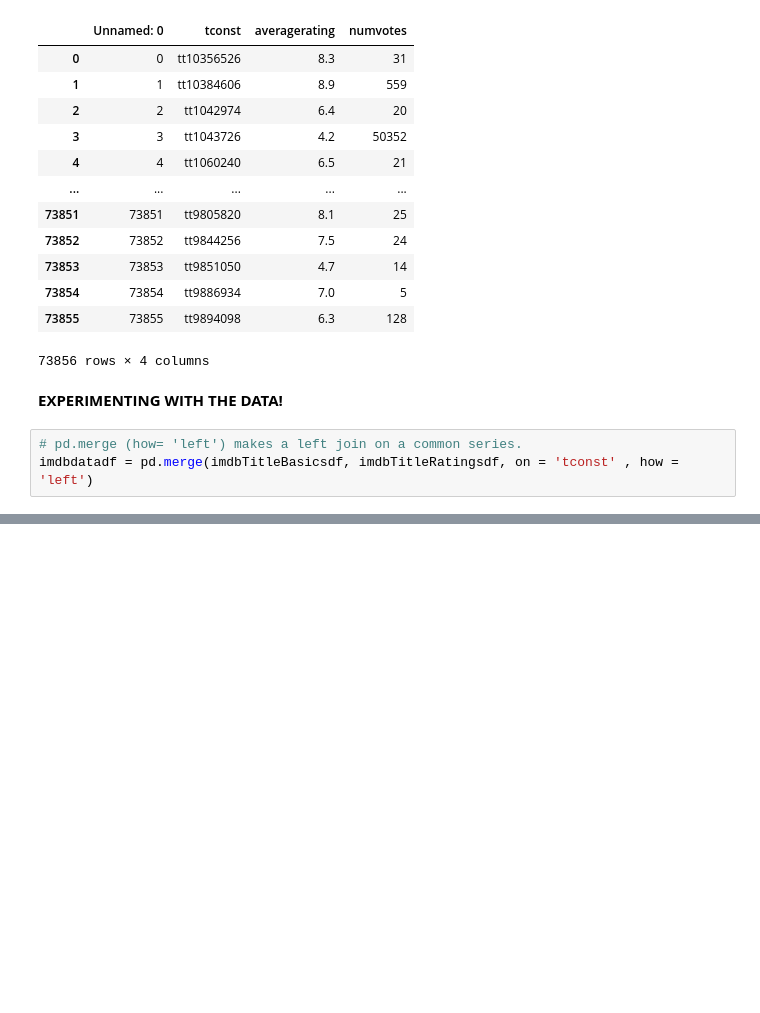
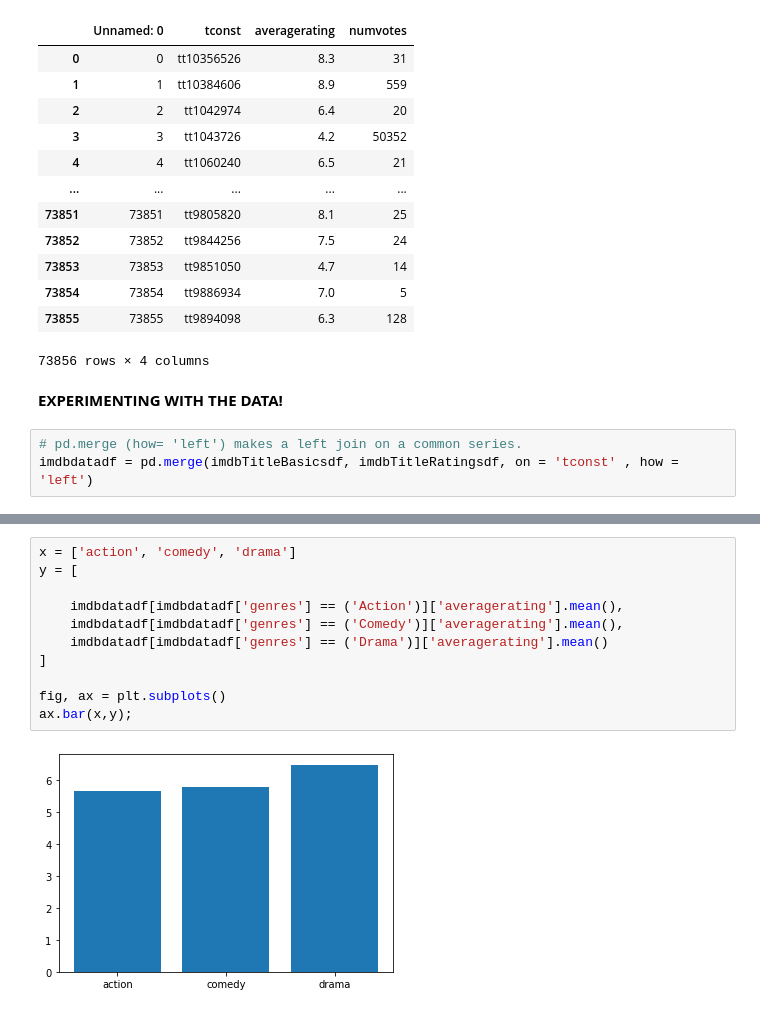
Before and after one commit to RCKettel/dsc-phase-1-project-campus, a Jupyter notebook: Reuben EDA.ipynb, the cells around one changed output, grey strips where cells are left out. Cells and saved outputs as stored; diff of their text form; blank space fills up the shorter version.

```diff
--- a/Reuben EDA.ipynb
+++ b/Reuben EDA.ipynb
@@ -82,0 +200,13 @@ imdbdatadf.head(50)
+# %%
+x = ['action', 'comedy', 'drama']
+y = [
+
+    imdbdatadf[imdbdatadf['genres'] == ('Action')]['averagerating'].mean(),
+    imdbdatadf[imdbdatadf['genres'] == ('Comedy')]['averagerating'].mean(),
+    imdbdatadf[imdbdatadf['genres'] == ('Drama')]['averagerating'].mean()
+]
+
+fig, ax = plt.subplots()
+ax.bar(x,y);
+# %% [output]
+[figure, added]
```
Also changed, not shown: parts of 17 cells of this notebook.
